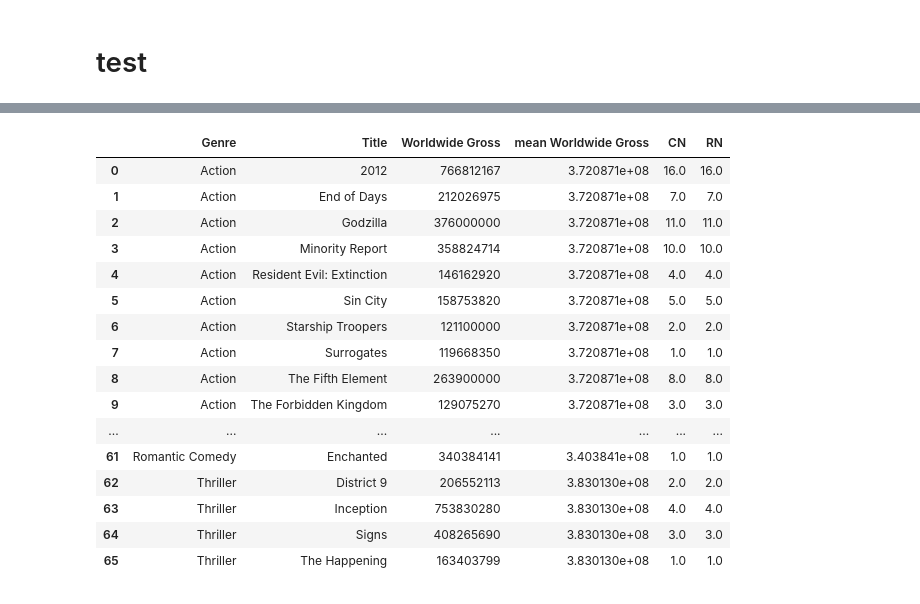
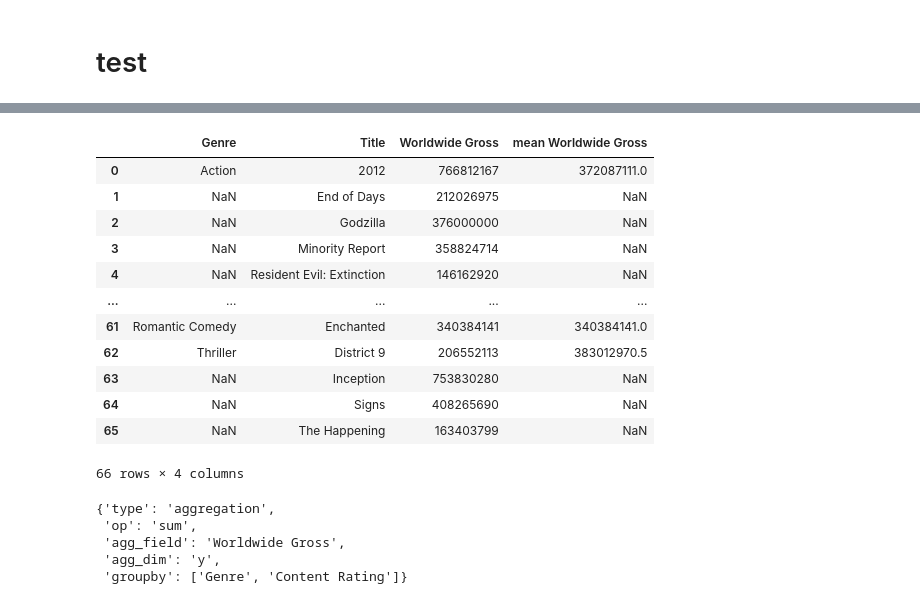
Before and after one commit to bopan3/nl4dv_enhance, a Jupyter notebook: examples/applications/notebook/vl2tables.ipynb, the cells around one changed output, grey strips where cells are left out. Saved outputs shown, nothing was run; the diff lists cells and outputs as text; code cells hidden in the pictures.

```diff
--- a/examples/applications/notebook/vl2tables.ipynb
+++ b/examples/applications/notebook/vl2tables.ipynb
@@ -281,24 +366,26 @@ show_transform_process(vl_spec, data_position, 'Title')
-# %%
-my_df = My_DataFrame(pd.read_csv('debug_tb.csv'))
-my_df['CN']=my_df.groupby(['Genre'],as_index=False).rank(method='first').iloc[:,0]
-my_df['RN']=my_df.groupby(['Genre'],as_index=False).rank(method='max').iloc[:,0]
-my_df
-# my_df.loc[0,"Title"]
-# %% [output]
-|  | Genre | Title | Worldwide Gross | mean Worldwide Gross | CN | RN |
-| 0 | Action | 2012 | 766812167 | 3.720871e+08 | 16.0 | 16.0 |
-| 1 | Action | End of Days | 212026975 | 3.720871e+08 | 7.0 | 7.0 |
-| 2 | Action | Godzilla | 376000000 | 3.720871e+08 | 11.0 | 11.0 |
-| 3 | Action | Minority Report | 358824714 | 3.720871e+08 | 10.0 | 10.0 |
-| 4 | Action | Resident Evil: Extinction | 146162920 | 3.720871e+08 | 4.0 | 4.0 |
-| 5 | Action | Sin City | 158753820 | 3.720871e+08 | 5.0 | 5.0 |
-| 6 | Action | Starship Troopers | 121100000 | 3.720871e+08 | 2.0 | 2.0 |
-| 7 | Action | Surrogates | 119668350 | 3.720871e+08 | 1.0 | 1.0 |
-| 8 | Action | The Fifth Element | 263900000 | 3.720871e+08 | 8.0 | 8.0 |
-| 9 | Action | The Forbidden Kingdom | 129075270 | 3.720871e+08 | 3.0 | 3.0 |
-| ... | ... | ... | ... | ... | ... | ... |
-| 61 | Romantic Comedy | Enchanted | 340384141 | 3.403841e+08 | 1.0 | 1.0 |
-| 62 | Thriller | District 9 | 206552113 | 3.830130e+08 | 2.0 | 2.0 |
-| 63 | Thriller | Inception | 753830280 | 3.830130e+08 | 4.0 | 4.0 |
-| 64 | Thriller | Signs | 408265690 | 3.830130e+08 | 3.0 | 3.0 |
-| 65 | Thriller | The Happening | 163403799 | 3.830130e+08 | 1.0 | 1.0 |
+# %%
+df = pd.read_excel("final_merged.xlsx")
+# %%
+df
+# %% [output]
+|  | Genre | Title | Worldwide Gross | mean Worldwide Gross |
+| 0 | Action | 2012 | 766812167 | 372087111.0 |
+| 1 | NaN | End of Days | 212026975 | NaN |
+| 2 | NaN | Godzilla | 376000000 | NaN |
+| 3 | NaN | Minority Report | 358824714 | NaN |
+| 4 | NaN | Resident Evil: Extinction | 146162920 | NaN |
+| ... | ... | ... | ... | ... |
+| 61 | Romantic Comedy | Enchanted | 340384141 | 340384141.0 |
+| 62 | Thriller | District 9 | 206552113 | 383012970.5 |
+| 63 | NaN | Inception | 753830280 | NaN |
+| 64 | NaN | Signs | 408265690 | NaN |
+| 65 | NaN | The Happening | 163403799 | NaN |
+66 rows × 4 columns
+# %%
+{'type': 'aggregation', 'op': 'sum', 'agg_field': 'Worldwide Gross', 'agg_dim': 'y', 'groupby':['Genre','Content Rating']}
+# %% [output]
+{'type': 'aggregation',
+ 'op': 'sum',
+ 'agg_field': 'Worldwide Gross',
+ 'agg_dim': 'y',
+ 'groupby': ['Genre', 'Content Rating']}
```
Also changed, not shown: parts of 8 cells of this notebook, 5 other files.
